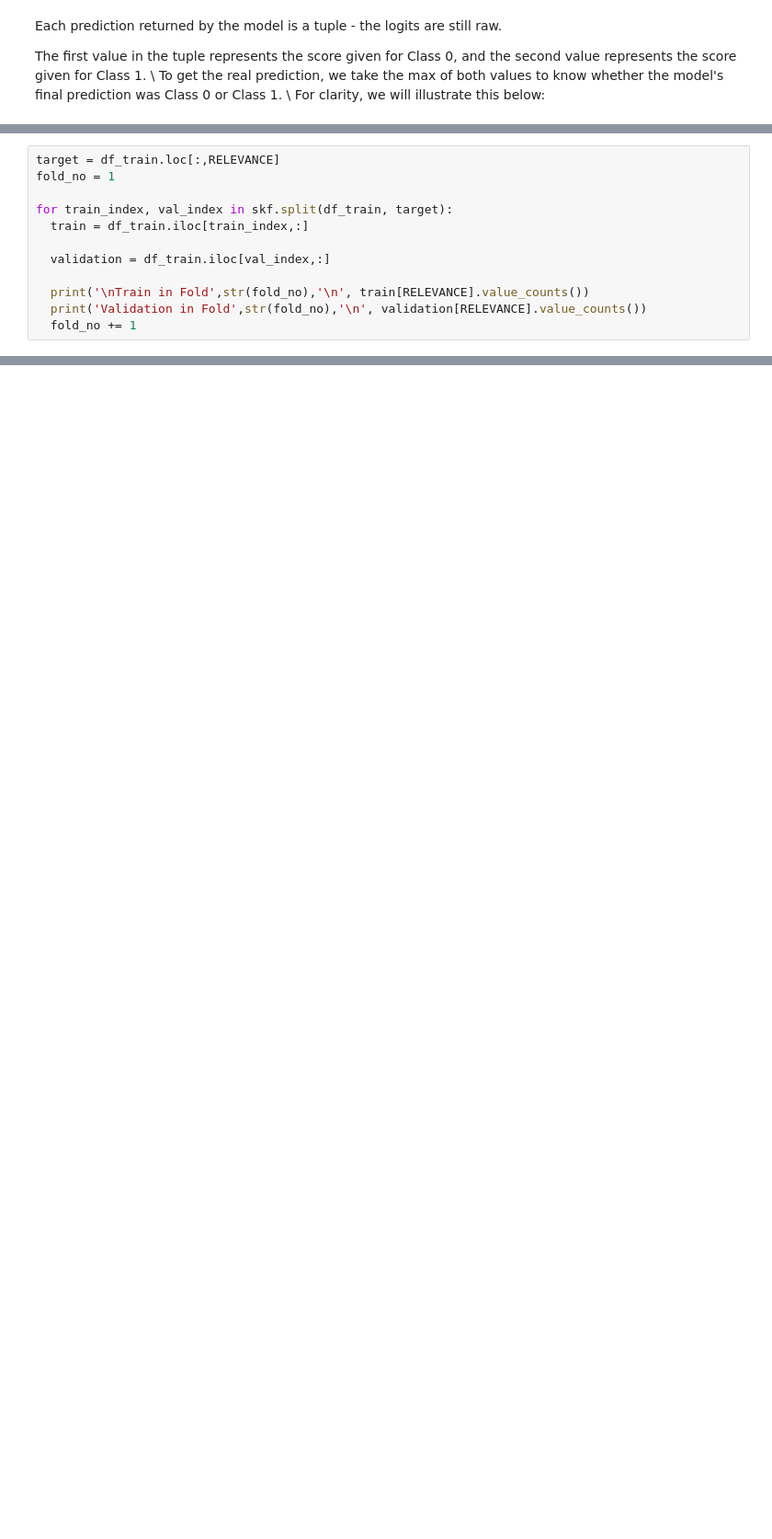
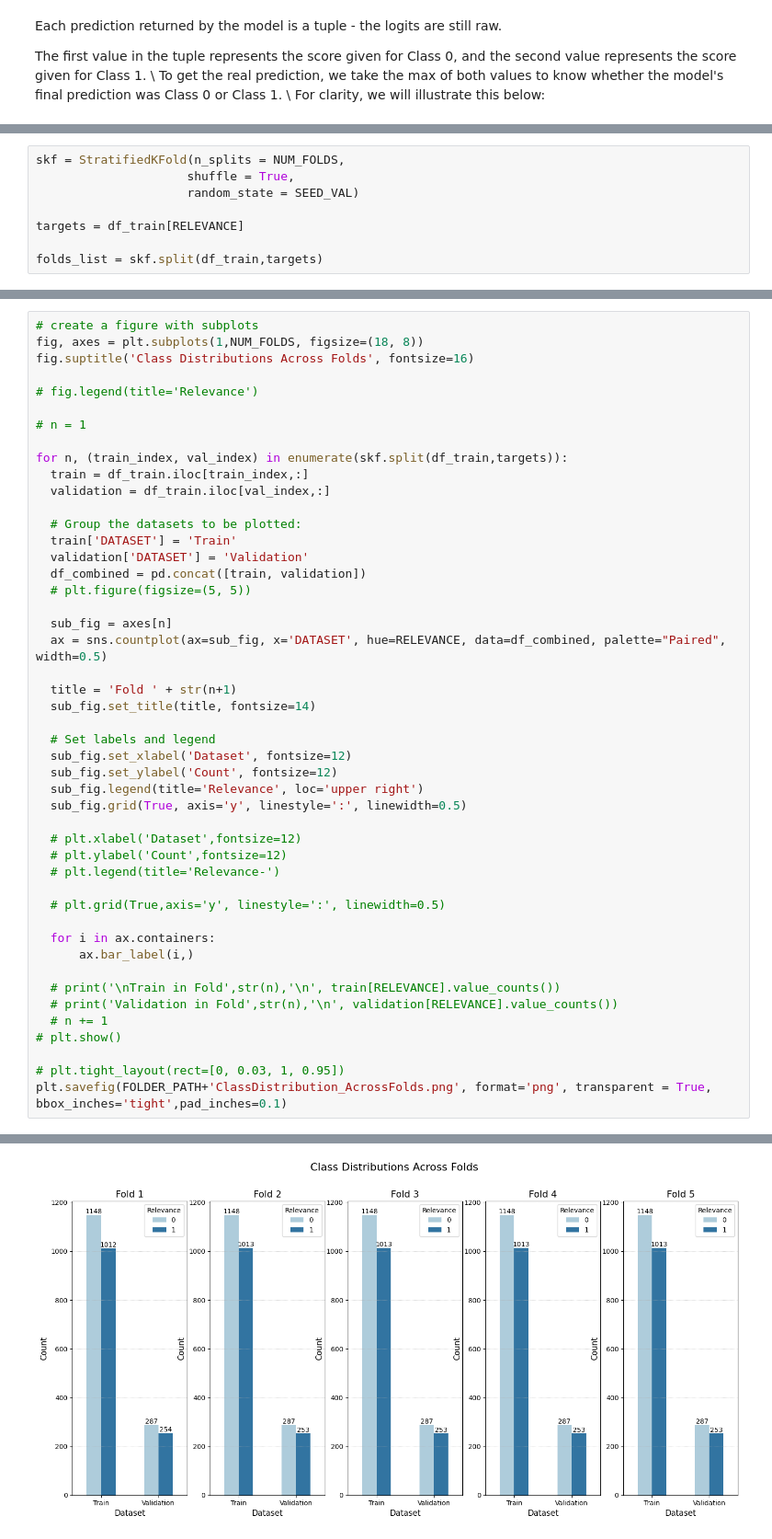
Before and after one commit to belindalombard/BertMLProject, a Jupyter notebook: Relevance_Model.ipynb, the cells around one changed output, grey strips where cells are left out. Shown: that part at 92% size. Cells and saved outputs as stored; diff of their text form; blank space fills up the shorter version.

```diff
--- a/Relevance_Model.ipynb
+++ b/Relevance_Model.ipynb
@@ -575,12 +542,0 @@ Creates 5 folds, each with different train and validation sets
-# %%
-target = df_train.loc[:,RELEVANCE]
-fold_no = 1
-
-for train_index, val_index in skf.split(df_train, target):
-  train = df_train.iloc[train_index,:]
-
-  validation = df_train.iloc[val_index,:]
-
-  print('\nTrain in Fold',str(fold_no),'\n', train[RELEVANCE].value_counts())
-  print('Validation in Fold',str(fold_no),'\n', validation[RELEVANCE].value_counts())
-  fold_no += 1
@@ -1640,0 +619,8 @@ Training...
+# %%
+skf = StratifiedKFold(n_splits = NUM_FOLDS,
+                     shuffle = True,
+                     random_state = SEED_VAL)
+
+targets = df_train[RELEVANCE]
+
+folds_list = skf.split(df_train,targets)
@@ -1640,0 +629,48 @@ Training...
+# %%
+# create a figure with subplots
+fig, axes = plt.subplots(1,NUM_FOLDS, figsize=(18, 8))
+fig.suptitle('Class Distributions Across Folds', fontsize=16)
+
+# fig.legend(title='Relevance')
+
+# n = 1
+
+for n, (train_index, val_index) in enumerate(skf.split(df_train,targets)):
+  train = df_train.iloc[train_index,:]
+  validation = df_train.iloc[val_index,:]
+
+  # Group the datasets to be plotted:
+  train['DATASET'] = 'Train'
+  validation['DATASET'] = 'Validation'
+  df_combined = pd.concat([train, validation])
+  # plt.figure(figsize=(5, 5))
+
+  sub_fig = axes[n]
+  ax = sns.countplot(ax=sub_fig, x='DATASET', hue=RELEVANCE, data=df_combined, palette="Paired", width=0.5)
+
+  title = 'Fold ' + str(n+1)
+  sub_fig.set_title(title, fontsize=14)
+
+  # Set labels and legend
+  sub_fig.set_xlabel('Dataset', fontsize=12)
+  sub_fig.set_ylabel('Count', fontsize=12)
+  sub_fig.legend(title='Relevance', loc='upper right')
+  sub_fig.grid(True, axis='y', linestyle=':', linewidth=0.5)
+
+  # plt.xlabel('Dataset',fontsize=12)
+  # plt.ylabel('Count',fontsize=12)
+  # plt.legend(title='Relevance-')
+
+  # plt.grid(True,axis='y', linestyle=':', linewidth=0.5)
+
+  for i in ax.containers:
+      ax.bar_label(i,)
+
+  # print('\nTrain in Fold',str(n),'\n', train[RELEVANCE].value_counts())
+  # print('Validation in Fold',str(n),'\n', validation[RELEVANCE].value_counts())
+  # n += 1
+# plt.show()
+
+# plt.tight_layout(rect=[0, 0.03, 1, 0.95])
+plt.savefig(FOLDER_PATH+'ClassDistribution_AcrossFolds.png', format='png', transparent = True, bbox_inches='tight',pad_inches=0.1)
+# %% [output]
@@ -1640,0 +694 @@ Training...
+[figure, added]
```
Also changed, not shown: parts of 171 cells of this notebook.
